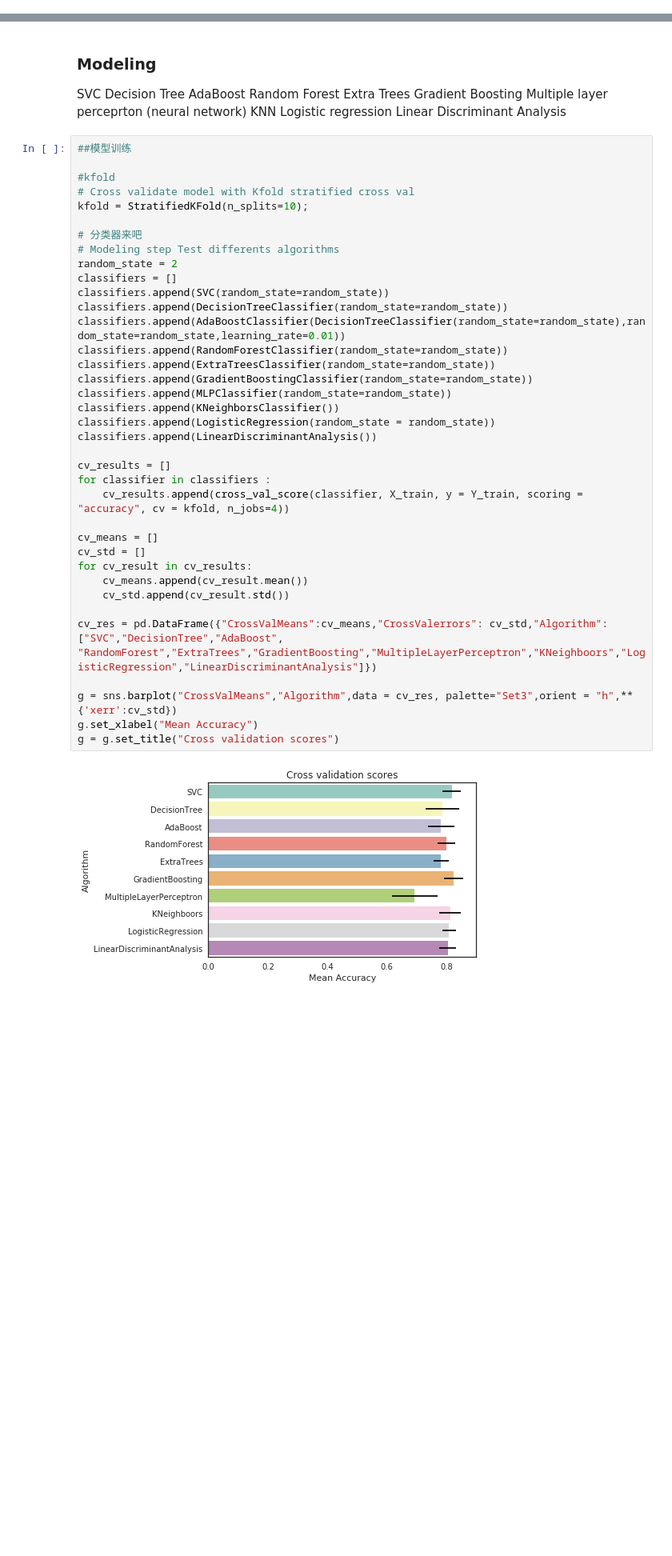
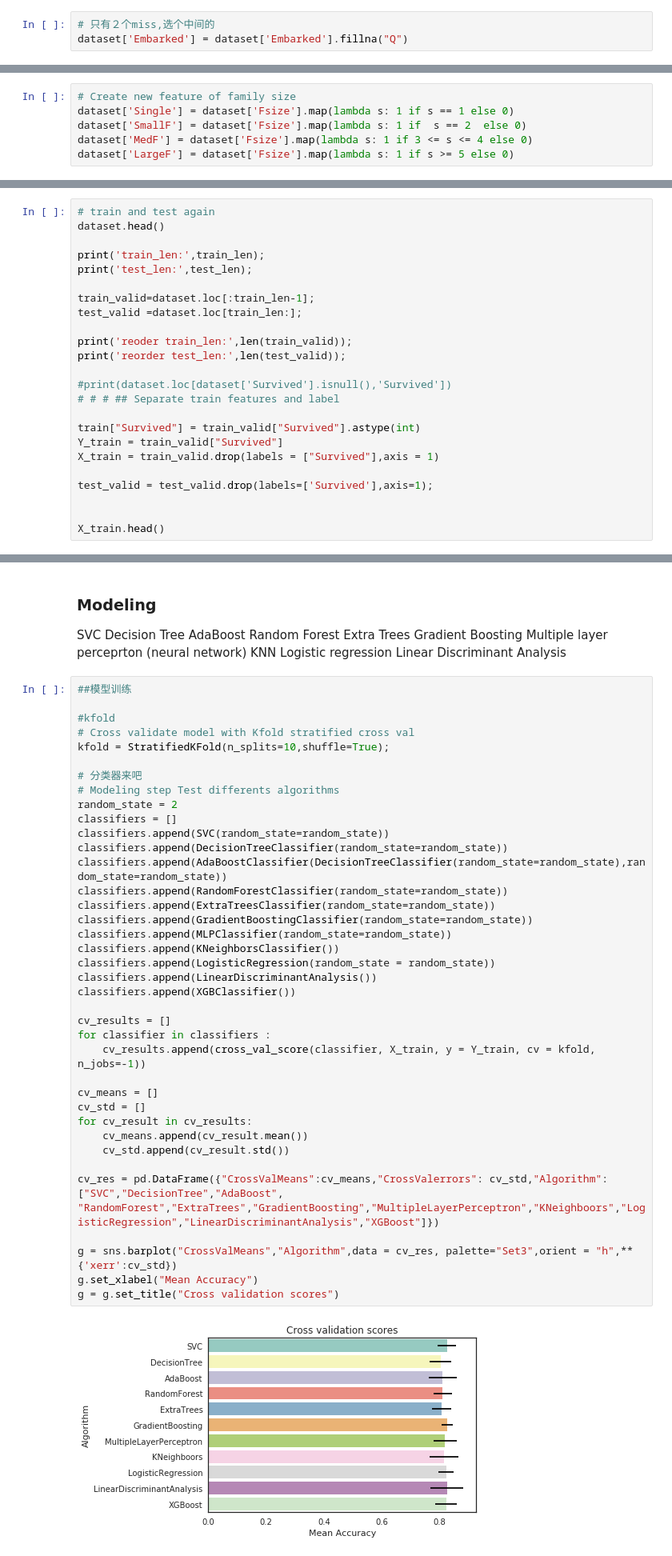
Before and after one commit to anribras/machine-learning, a Jupyter notebook: note/kaggle_titanic.ipynb, the cells around one changed output, grey strips where cells are left out. Shown: that part at 80% size. Drawn from its saved outputs; the diff is of its cells as text; blank space fills up the shorter version.

```diff
--- a/note/kaggle_titanic.ipynb
+++ b/note/kaggle_titanic.ipynb
@@ -480,0 +221,3 @@ See the caveats in the documentation: http://pandas.pydata.org/pandas-docs/stabl
+# %%
+# 只有２个miss,选个中间的
+dataset['Embarked'] = dataset['Embarked'].fillna("Q")
@@ -480,0 +314,6 @@ See the caveats in the documentation: http://pandas.pydata.org/pandas-docs/stabl
+# %%
+# Create new feature of family size
+dataset['Single'] = dataset['Fsize'].map(lambda s: 1 if s == 1 else 0)
+dataset['SmallF'] = dataset['Fsize'].map(lambda s: 1 if  s == 2  else 0)
+dataset['MedF'] = dataset['Fsize'].map(lambda s: 1 if 3 <= s <= 4 else 0)
+dataset['LargeF'] = dataset['Fsize'].map(lambda s: 1 if s >= 5 else 0)
@@ -480,0 +501,24 @@ See the caveats in the documentation: http://pandas.pydata.org/pandas-docs/stabl
+# %%
+# train and test again
+dataset.head()
+
+print('train_len:',train_len);
+print('test_len:',test_len);
+
+train_valid=dataset.loc[:train_len-1];
+test_valid =dataset.loc[train_len:];
+
+print('reoder train_len:',len(train_valid));
+print('reorder test_len:',len(test_valid));
+
+#print(dataset.loc[dataset['Survived'].isnull(),'Survived'])
+# # # ## Separate train features and label
+
+train["Survived"] = train_valid["Survived"].astype(int)
+Y_train = train_valid["Survived"]
+X_train = train_valid.drop(labels = ["Survived"],axis = 1)
+
+test_valid = test_valid.drop(labels=['Survived'],axis=1);
+
+
+X_train.head()
@@ -495,38 +551,39 @@ Linear Discriminant Analysis
 
 #kfold
 # Cross validate model with Kfold stratified cross val
-kfold = StratifiedKFold(n_splits=10);
+kfold = StratifiedKFold(n_splits=10,shuffle=True);
 
 # 分类器来吧
 # Modeling step Test differents algorithms
 random_state = 2
 classifiers = []
 classifiers.append(SVC(random_state=random_state))
 classifiers.append(DecisionTreeClassifier(random_state=random_state))
-classifiers.append(AdaBoostClassifier(DecisionTreeClassifier(random_state=random_state),random_state=random_state,learning_rate=0.01))
+classifiers.append(AdaBoostClassifier(DecisionTreeClassifier(random_state=random_state),random_state=random_state))
 classifiers.append(RandomForestClassifier(random_state=random_state))
 classifiers.append(ExtraTreesClassifier(random_state=random_state))
 classifiers.append(GradientBoostingClassifier(random_state=random_state))
 classifiers.append(MLPClassifier(random_state=random_state))
 classifiers.append(KNeighborsClassifier())
 classifiers.append(LogisticRegression(random_state = random_state))
 classifiers.append(LinearDiscriminantAnalysis())
+classifiers.append(XGBClassifier())
 
 cv_results = []
 for classifier in classifiers :
-    cv_results.append(cross_val_score(classifier, X_train, y = Y_train, scoring = "accuracy", cv = kfold, n_jobs=4))
+    cv_results.append(cross_val_score(classifier, X_train, y = Y_train, cv = kfold, n_jobs=-1))
 
 cv_means = []
 cv_std = []
 for cv_result in cv_results:
     cv_means.append(cv_result.mean())
     cv_std.append(cv_result.std())
 
 cv_res = pd.DataFrame({"CrossValMeans":cv_means,"CrossValerrors": cv_std,"Algorithm":["SVC","DecisionTree","AdaBoost",
-"RandomForest","ExtraTrees","GradientBoosting","MultipleLayerPerceptron","KNeighboors","LogisticRegression","LinearDiscriminantAnalysis"]})
+"RandomForest","ExtraTrees","GradientBoosting","MultipleLayerPerceptron","KNeighboors","LogisticRegression","LinearDiscriminantAnalysis","XGBoost"]})
 
 g = sns.barplot("CrossValMeans","Algorithm",data = cv_res, palette="Set3",orient = "h",**{'xerr':cv_std})
 g.set_xlabel("Mean Accuracy")
 g = g.set_title("Cross validation scores")
 # %% [output]
-[figure, old version]
+[figure, new version]
```
Also changed, not shown: parts of 93 cells of this notebook, 4 other files.
